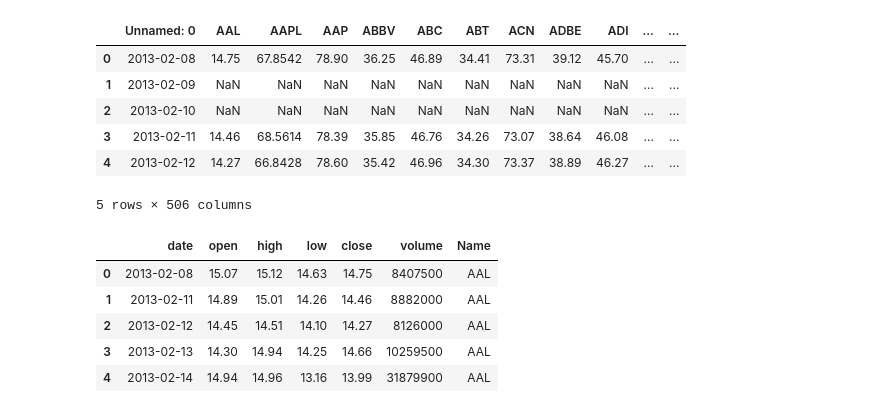
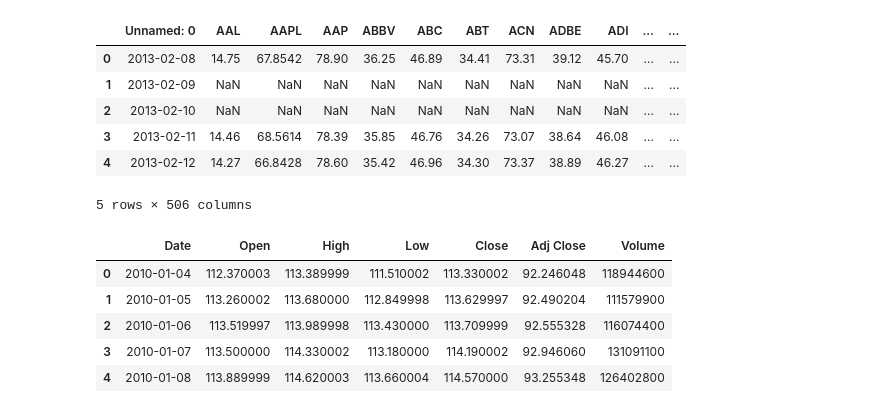
Before and after one commit to aahiljivani/Financial-Engineering, a Jupyter notebook: returns_df.ipynb, the cells around one changed output. Drawn from its saved outputs; the diff is of its cells as text; code cells hidden in the pictures.

Commit message:
Added a market study file for AAPL stock

```diff
--- a/returns_df.ipynb
+++ b/returns_df.ipynb
@@ -20,6 +22,6 @@ all_stocks_5yr.csv  100%[===================>]  28.21M  16.2MB/s    in 1.7s
 # %%
 close = pd.read_csv('sp500_close.csv')
-data = pd.read_csv('all_stocks_5yr.csv')
+spy = pd.read_csv('SPY.csv')
 # %%
 close.head()
 # %% [output]
@@ -31,11 +33,11 @@ close.head()
 | 4 | 2013-02-12 | 14.27 | 66.8428 | 78.60 | 35.42 | 46.96 | 34.30 | 73.37 | 38.89 | 46.27 | ... | ... |
 5 rows × 506 columns
 # %%
-data.head()
+spy.head()
 # %% [output]
-|  | date | open | high | low | close | volume | Name |
-| 0 | 2013-02-08 | 15.07 | 15.12 | 14.63 | 14.75 | 8407500 | AAL |
-| 1 | 2013-02-11 | 14.89 | 15.01 | 14.26 | 14.46 | 8882000 | AAL |
-| 2 | 2013-02-12 | 14.45 | 14.51 | 14.10 | 14.27 | 8126000 | AAL |
-| 3 | 2013-02-13 | 14.30 | 14.94 | 14.25 | 14.66 | 10259500 | AAL |
-| 4 | 2013-02-14 | 14.94 | 14.96 | 13.16 | 13.99 | 31879900 | AAL |
+|  | Date | Open | High | Low | Close | Adj Close | Volume |
+| 0 | 2010-01-04 | 112.370003 | 113.389999 | 111.510002 | 113.330002 | 92.246048 | 118944600 |
+| 1 | 2010-01-05 | 113.260002 | 113.680000 | 112.849998 | 113.629997 | 92.490204 | 111579900 |
+| 2 | 2010-01-06 | 113.519997 | 113.989998 | 113.430000 | 113.709999 | 92.555328 | 116074400 |
+| 3 | 2010-01-07 | 113.500000 | 114.330002 | 113.180000 | 114.190002 | 92.946060 | 131091100 |
+| 4 | 2010-01-08 | 113.889999 | 114.620003 | 113.660004 | 114.570000 | 93.255348 | 126402800 |
```
Also changed, not shown: parts of 21 cells of this notebook, 2 other files.
